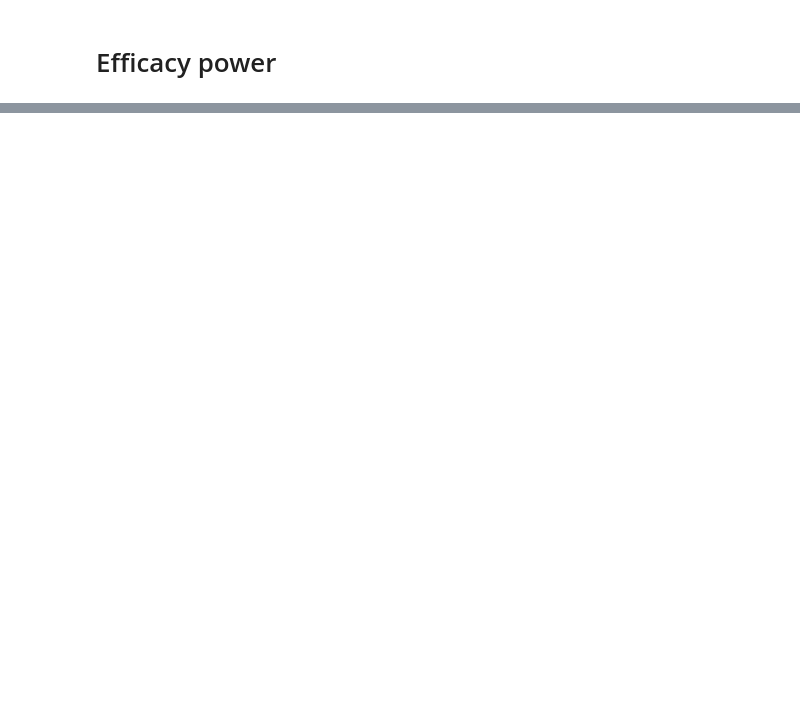
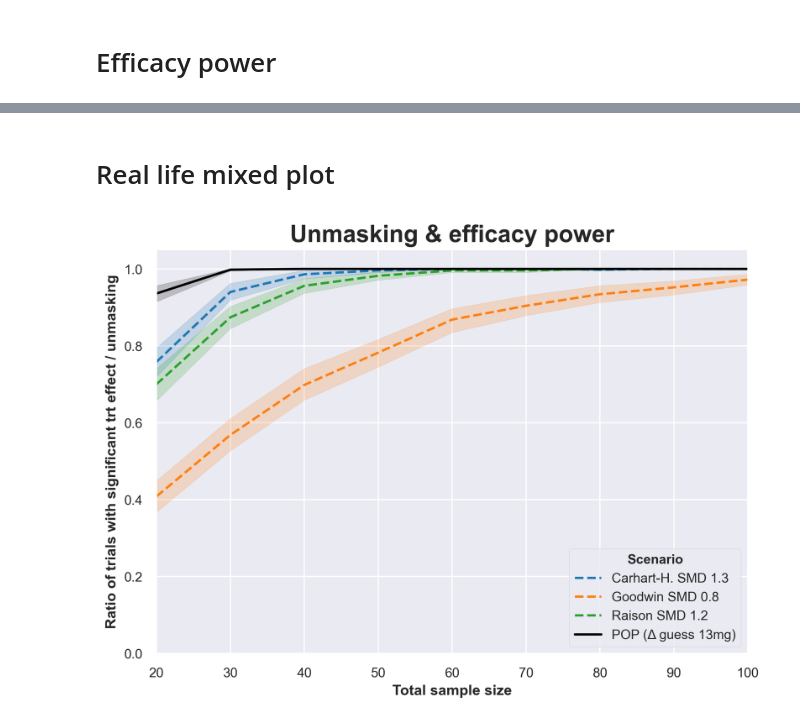
Before and after one commit to szb37/ADAPT-codebase, a Jupyter notebook: notebooks/plots.ipynb, the cells around one changed output, grey strips where cells are left out. Cells and saved outputs as stored; diff of their text form; code cells hidden in the pictures; blank space fills up the shorter version.

Commit message:
unmasking vs efficacy power plots

```diff
--- a/notebooks/plots.ipynb
+++ b/notebooks/plots.ipynb
@@ -2,7 +2,6 @@
 ### Import & setup
 import sys
 sys.path.append('C:\\Users\\szb37\\My Drive\\Projects\\ADAPT\\ADAPT codebase\\')
-import src.config as config
 import src.folders as folders
 import src.power as power
 import pandas as pd
@@ -10,8 +9,22 @@ import numpy as np
 import matplotlib.pyplot as plt
 import seaborn as sns
 import os
+
 plt.rcParams['figure.dpi'] = 300  # Set display DPI
 plt.style.use('seaborn-v0_8-notebook')  # notebook-optimized
+
+prefix = 'mock'
+n_trials = 500
+sample = 300
+samples = np.arange(20, 110, 10).tolist() + np.arange(120, 320, 20).tolist()
+
+def save_fig(fig, fname):
+    for format in ['png', 'svg']:
+        fig.savefig(
+            fname=os.path.join(folders.powerplots, f'{fname}.{format}'),
+            bbox_inches='tight',
+            format=format,
+            dpi=300,)
 # %% [markdown]
 # Efficacy power
 # %%
@@ -108,0 +487,2 @@ fig.savefig(
+# %% [markdown]
+# Real life mixed plot
@@ -108,0 +639,31 @@ fig.savefig(
+# %%
+### Unmasking (GMG) & efficacy power plot
+fig, ax = plt.subplots()
+sns.lineplot(
+    data = df_diffCIs,
+    x = 'sample',
+    y = 'gmg_sd',
+    hue = 'scenario',
+    linestyle = '--',)
+
+sns.lineplot(
+    data = df_popCIs,
+    x = 'sample',
+    y = 'gmg_sd',
+    palette = ['black'],
+    hue = 'scenario',)
+
+plt.title('Unmasking & efficacy power', fontweight='bold', fontsize=18)
+ax.set_xlabel('Total sample size', fontweight='bold')
+ax.set_ylabel('Ratio of trials with significant trt effect / unmasking', fontweight='bold')
+ax.set_xlim([df_diffCIs['sample'].min(), 100]) # df_diffCIs['sample'].max()])
+ax.set_ylim([0, 1.05])
+plt.legend(
+    title='Scenario',
+    title_fontproperties = {'weight': 'bold'},
+    loc='lower right')
+
+save_fig(fig, 'power_mixed_studies_gmg')
+plt.show()
+# %% [output]
+[figure, added]
```
Also changed, not shown: parts of 24 cells of this notebook, 18 other files.
